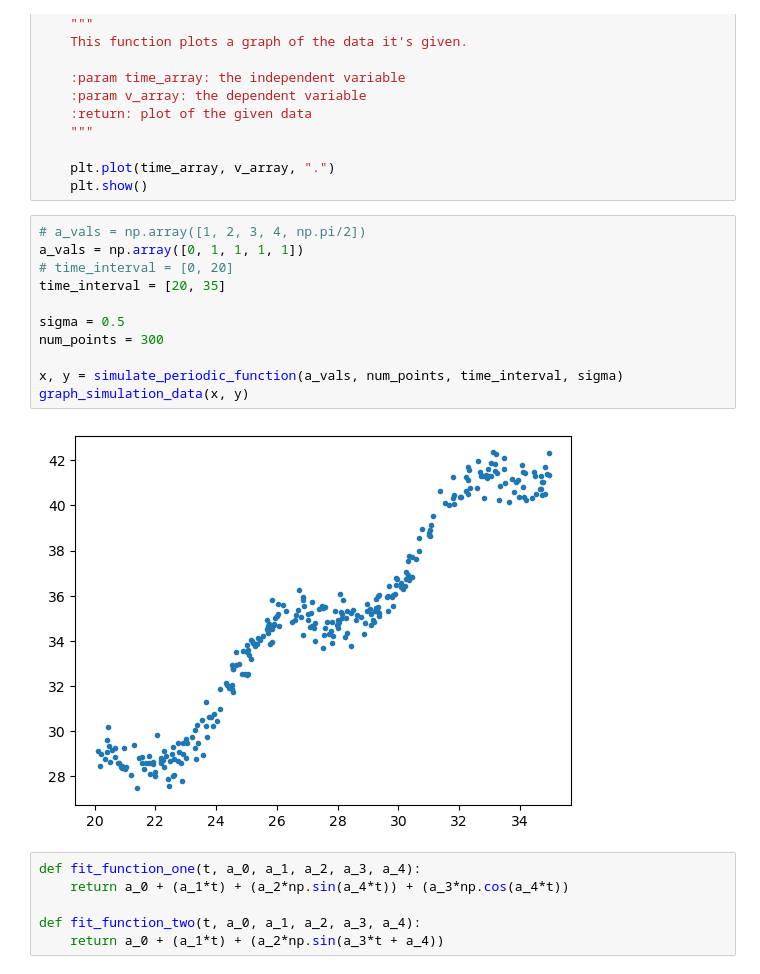
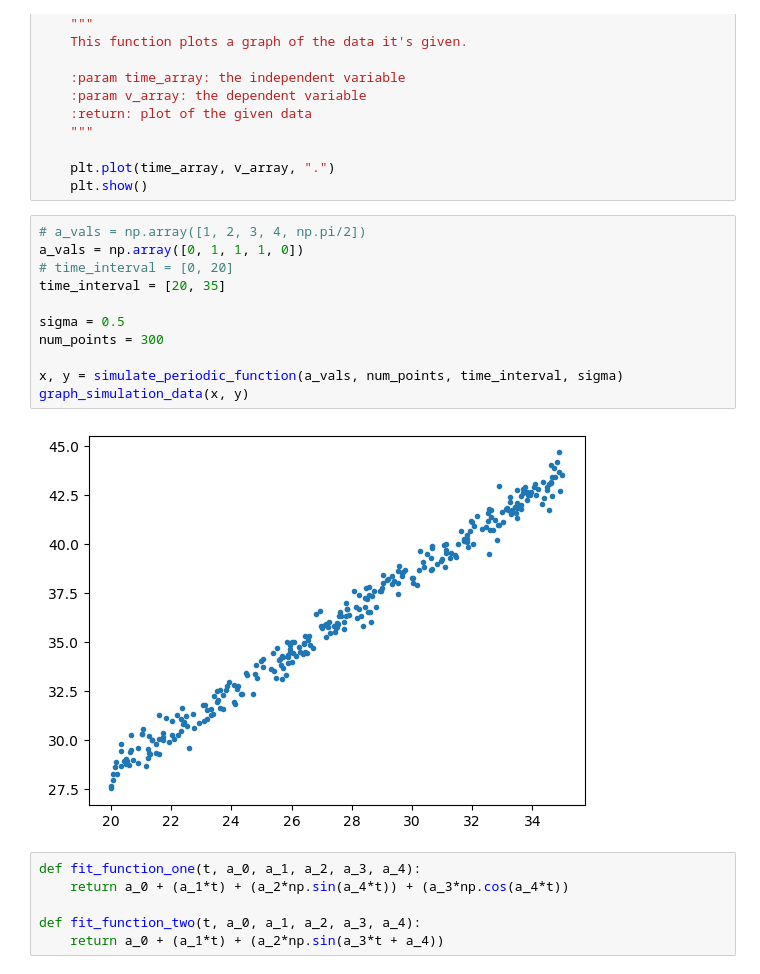
Before and after one commit to johnsrgrace/phys441GraceJohns, a Jupyter notebook: Assignment 1/fit_periodic_data.ipynb, the cells around one changed output. Saved outputs shown, nothing was run; the diff lists cells and outputs as text.

```diff
--- a/Assignment 1/fit_periodic_data.ipynb
+++ b/Assignment 1/fit_periodic_data.ipynb
@@ -83,17 +83,17 @@ def graph_simulation_data(time_array, v_array):
     plt.show()
 # %%
 # a_vals = np.array([1, 2, 3, 4, np.pi/2])
-a_vals = np.array([0, 1, 1, 1, 1])
+a_vals = np.array([0, 1, 1, 1, 0])
 # time_interval = [0, 20]
 time_interval = [20, 35]
 
 sigma = 0.5
 num_points = 300
 
 x, y = simulate_periodic_function(a_vals, num_points, time_interval, sigma)
 graph_simulation_data(x, y)
 # %% [output]
-[figure, old version]
+[figure, new version]
 # %%
 def fit_function_one(t, a_0, a_1, a_2, a_3, a_4):
     return a_0 + (a_1*t) + (a_2*np.sin(a_4*t)) + (a_3*np.cos(a_4*t))
```
Also changed, not shown: parts of 2 cells of this notebook, 2 other files.
